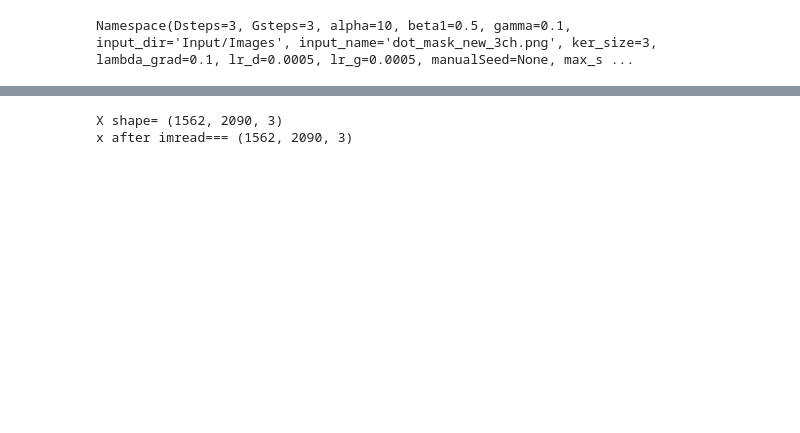
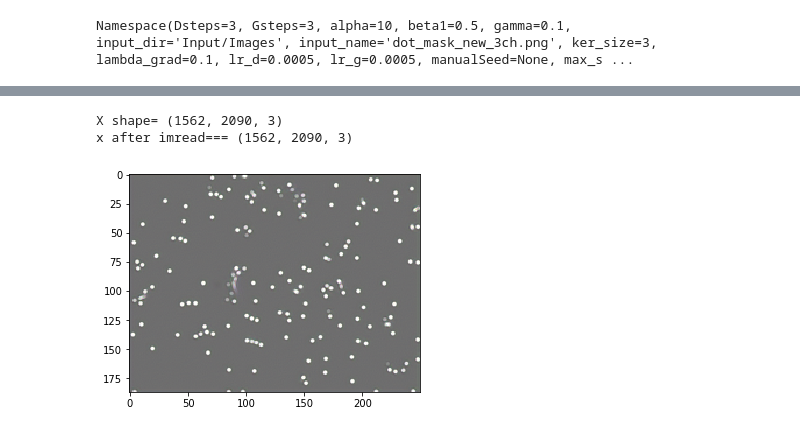
Before and after one commit to vlbthambawita/singan-sperm, a Jupyter notebook: paint2image.ipynb, the cells around one changed output, grey strips where cells are left out. Drawn from its saved outputs; the diff is of its cells as text; code cells hidden in the pictures; blank space fills up the shorter version.

```diff
--- a/paint2image.ipynb
+++ b/paint2image.ipynb
@@ -57,31 +159,36 @@ else:
         in_s = in_s[:, :, :reals[n - 1].shape[2], :reals[n - 1].shape[3]]
         in_s = imresize(in_s, 1 / opt.scale_factor, opt)
         in_s = in_s[:, :, :reals[n].shape[2], :reals[n].shape[3]]
+        '''
         if opt.quantization_flag:
             opt.mode = 'paint_train'
             dir2trained_model = functions.generate_dir2save(opt)
             # N = len(reals) - 1
             # n = opt.paint_start_scale
             real_s = imresize(real, pow(opt.scale_factor, (N - n)), opt)
             real_s = real_s[:, :, :reals[n].shape[2], :reals[n].shape[3]]
             real_quant, centers = functions.quant(real_s, opt.device)
             plt.imsave('%s/real_quant.png' % dir2save, functions.convert_image_np(real_quant), vmin=0, vmax=1)
             plt.imsave('%s/in_paint.png' % dir2save, functions.convert_image_np(in_s), vmin=0, vmax=1)
             in_s = functions.quant2centers(ref, centers)
             in_s = imresize(in_s, pow(opt.scale_factor, (N - n)), opt)
             # in_s = in_s[:, :, :reals[n - 1].shape[2], :reals[n - 1].shape[3]]
             # in_s = imresize(in_s, 1 / opt.scale_factor, opt)
             in_s = in_s[:, :, :reals[n].shape[2], :reals[n].shape[3]]
             plt.imsave('%s/in_paint_quant.png' % dir2save, functions.convert_image_np(in_s), vmin=0, vmax=1)
             if (os.path.exists(dir2trained_model)):
                 # print('Trained model does not exist, training SinGAN for SR')
                 Gs, Zs, reals, NoiseAmp = functions.load_trained_pyramid(opt)
                 opt.mode = 'paint2image'
             else:
                 train_paint(opt, Gs, Zs, reals, NoiseAmp, centers, opt.paint_start_scale)
                 opt.mode = 'paint2image'
+        '''
         out = SinGAN_generate(Gs[n:], Zs[n:], reals, NoiseAmp[n:], opt, in_s, n=n, num_samples=1)
-        plt.imsave('%s/start_scale=%d.png' % (dir2save, opt.paint_start_scale), functions.convert_image_np(out.detach()), vmin=0, vmax=1)
+        np_out = functions.convert_image_np(out.detach())
+        plt.imshow(np_out, vmin=0, vmax=1)
+        #plt.imsave('%s/start_scale=%d.png' % (dir2save, opt.paint_start_scale), functions.convert_image_np(out.detach()), vmin=0, vmax=1)
 # %% [output]
 X shape= (1562, 2090, 3)
 x after imread=== (1562, 2090, 3)
+[figure, added]
```
Also changed, not shown: parts of 24 cells of this notebook, 1 other file.
